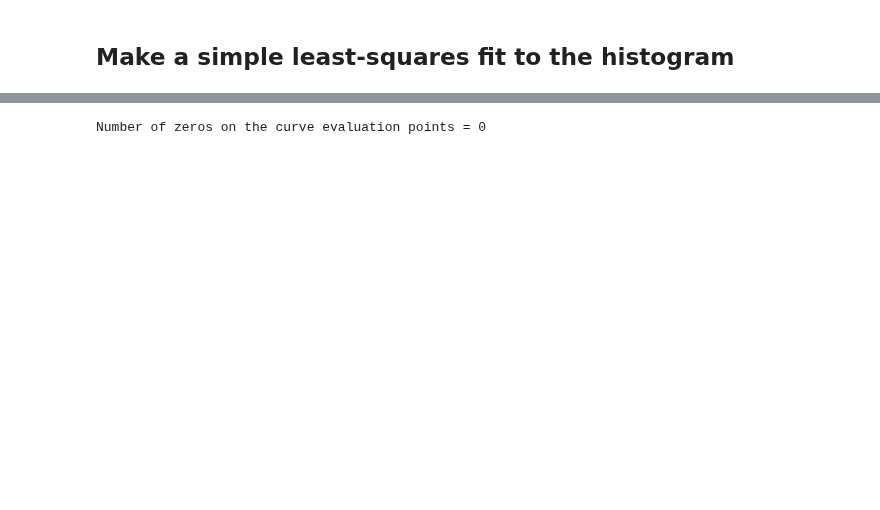
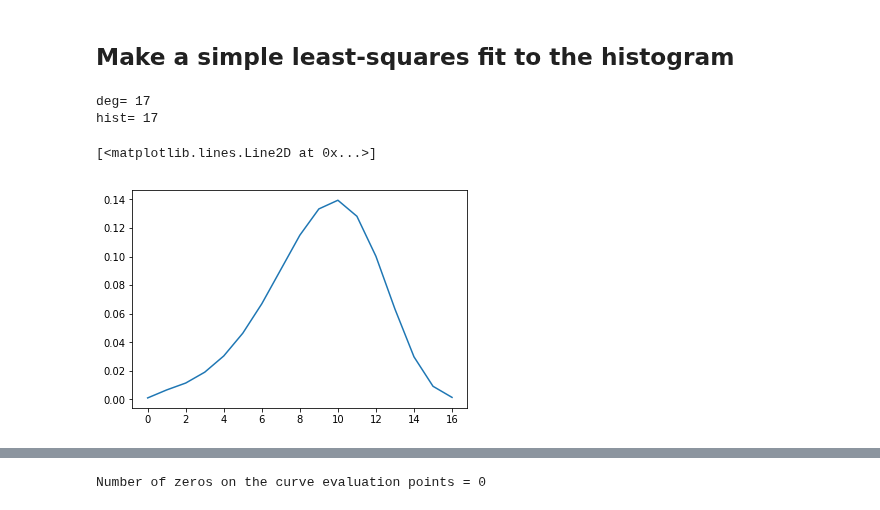
Before and after one commit to vndk36/Project_ntds2018, a Jupyter notebook: Milestone_2/Rodrigo_fit_curve_to_histogram.ipynb, the cells around one changed output, grey strips where cells are left out. Drawn from its saved outputs; the diff is of its cells as text; code cells hidden in the pictures; blank space fills up the shorter version.

```diff
--- a/Milestone_2/Rodrigo_fit_curve_to_histogram.ipynb
+++ b/Milestone_2/Rodrigo_fit_curve_to_histogram.ipynb
@@ -28,17 +55,27 @@ array([0.0025, 0.0075, 0.005 , 0.0175, 0.0325, 0.08  , 0.1325, 0.1725,
 # %% [markdown]
 ## Make a simple least-squares fit to the histogram
 # %%
+print("deg=", len(degs))
+print("hist=", len(hist))
+
 # We use a gamma pdf as the fit function due to its generality
 fitfunc = lambda p, x: stats.gamma.pdf(x, p[0], p[1], p[2])
 errfunc  = lambda p, x, y: np.abs(y - fitfunc(p, x))
 
 # Initialization of the parameters
 init = [2.0, 0.0, 1.0]
 
 out   = leastsq( errfunc, init, args=(degs, hist))
 c = out[0]
 
 curve = fitfunc(c, degs)
+
+plt.plot(curve)
+# %% [output]
+deg= 17
+hist= 17
+[<matplotlib.lines.Line2D at 0x...>]
+[figure, added]
 # %%
 fig, ax = plt.subplots()
 plt.bar(degs, hist, width=0.80, color='b')
```
Also changed, not shown: parts of 3 cells of this notebook, 2 other files.
